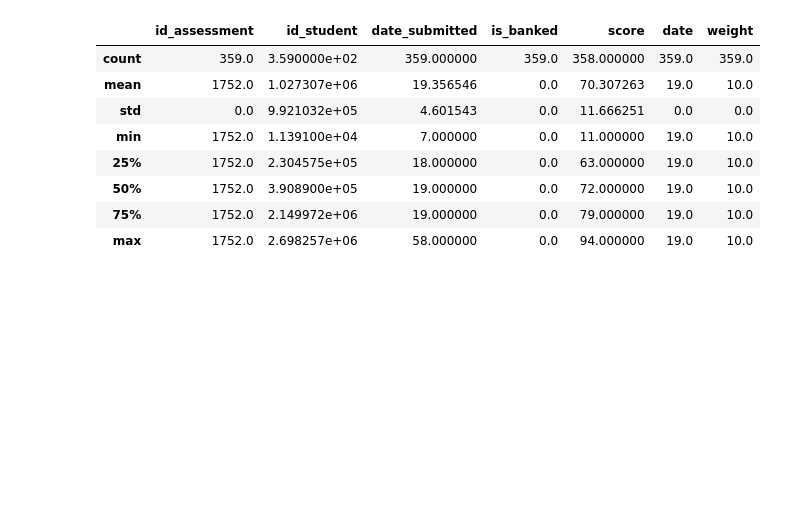
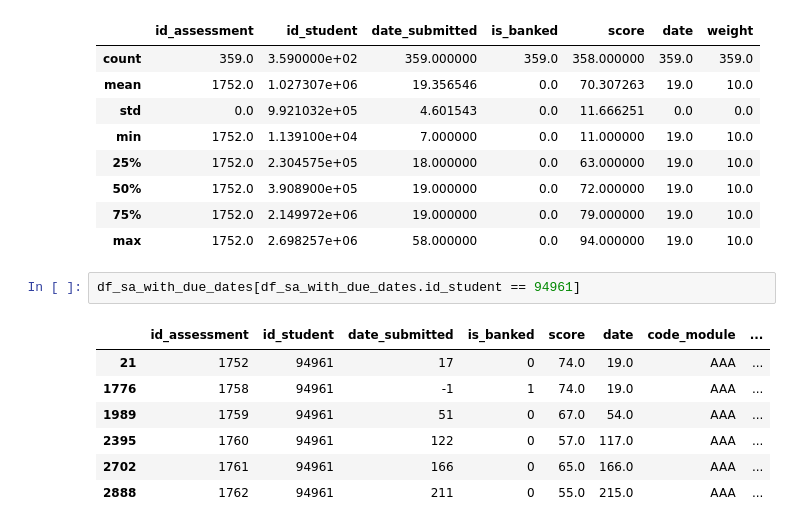
Before and after one commit to sustrev/SIADS697, a Jupyter notebook: Interface2.ipynb, the cells around one changed output. Saved outputs shown, nothing was run; the diff lists cells and outputs as text; blank space fills up the shorter version.

```diff
--- a/Interface2.ipynb
+++ b/Interface2.ipynb
@@ -497,3 +508,13 @@ df_sa_with_due_dates[(df_sa_with_due_dates.id_assessment == 1752) & (df_sa_with_
 | 50% | 1752.0 | 3.908900e+05 | 19.000000 | 0.0 | 72.000000 | 19.0 | 10.0 |
 | 75% | 1752.0 | 2.149972e+06 | 19.000000 | 0.0 | 79.000000 | 19.0 | 10.0 |
 | max | 1752.0 | 2.698257e+06 | 58.000000 | 0.0 | 94.000000 | 19.0 | 10.0 |
+# %%
+df_sa_with_due_dates[df_sa_with_due_dates.id_student == 94961]
+# %% [output]
+|  | id_assessment | id_student | date_submitted | is_banked | score | date | code_module | ... |
+| 21 | 1752 | 94961 | 17 | 0 | 74.0 | 19.0 | AAA | ... |
+| 1776 | 1758 | 94961 | -1 | 1 | 74.0 | 19.0 | AAA | ... |
+| 1989 | 1759 | 94961 | 51 | 0 | 67.0 | 54.0 | AAA | ... |
+| 2395 | 1760 | 94961 | 122 | 0 | 57.0 | 117.0 | AAA | ... |
+| 2702 | 1761 | 94961 | 166 | 0 | 65.0 | 166.0 | AAA | ... |
+| 2888 | 1762 | 94961 | 211 | 0 | 55.0 | 215.0 | AAA | ... |
```
Also changed, not shown: parts of 2 cells of this notebook.
